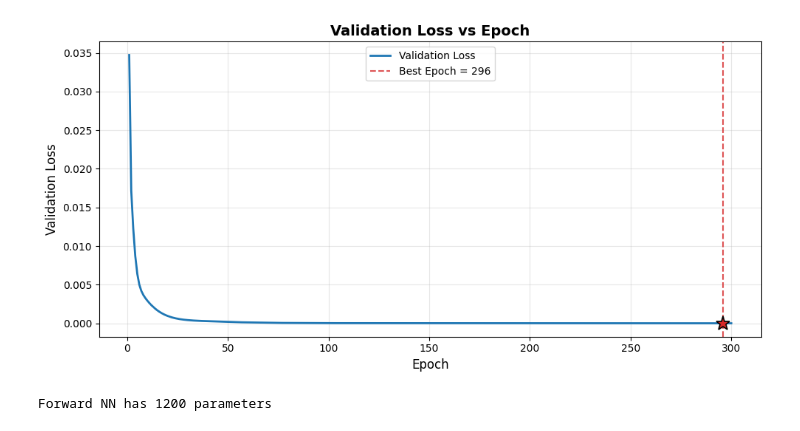
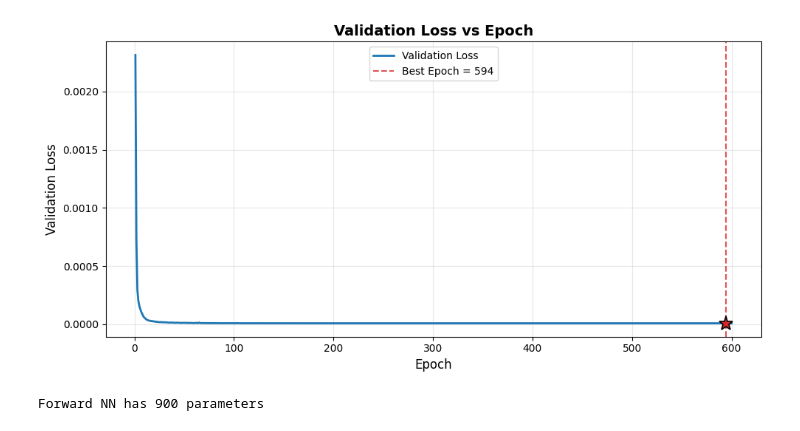
Before and after one commit to aquigney/sparseDPD, a Jupyter notebook: refactored_notebook.ipynb, the cells around one changed output. Saved outputs shown, nothing was run; the diff lists cells and outputs as text; code cells hidden in the pictures.

```diff
--- a/refactored_notebook.ipynb
+++ b/refactored_notebook.ipynb
@@ -12,13 +12,13 @@ from sparseDPD import LinearExperiment
 simpleDataManager = DataManager(filepath='PA_IO.mat', num_training_points=10000, num_validaiton_points=10000, num_test_points=2000)
 
 # Setup a volterra model and a volterra inverse
-volterra_forward_model = Volterra(num_nl_orders=5, num_memory_levels=10, dataset=simpleDataManager.training_dataset)
+volterra_forward_model = Volterra(num_nl_orders=5, num_memory_levels=15, dataset=simpleDataManager.training_dataset)
 
 print(f" Volterra NMSE: {volterra_forward_model.calculate_volterra_nmse(simpleDataManager.test_dataset)} dB")
 
 # Test NN forward performance
-forward_nn = NeuralNetwork(num_memory_levels=20, model_type='PNTDNN', forward_model=True)
-train_losses_fwd, valid_losses_fwd, best_epoch_fwd = forward_nn.get_best_model(num_epochs=300, training_dataset=simpleDataManager.training_dataset,
+forward_nn = NeuralNetwork(num_memory_levels=15, model_type='PNTDNN', forward_model=True)
+train_losses_fwd, valid_losses_fwd, best_epoch_fwd = forward_nn.get_best_model(num_epochs=600, training_dataset=simpleDataManager.training_dataset,
                                                                                validation_dataset=simpleDataManager.validation_dataset, learning_rate=1e-3, use_frames=True,
                                                                                frame_stride=100, frame_length=500)
 # Print NMSE for forward model
@@ -47,5 +47,5 @@ NN Forward Model NMSE: -39.18 dB
-[figure, old version]
+[figure, new version]
-Forward NN has 1200 parameters
+Forward NN has 900 parameters
 # %%
 # Run linear pruning experiment on simple dataset
 exp = LinearExperiment(forward_nn, 12, 0.2, 300, simpleDataManager.get_training_data(), simpleDataManager.get_validation_data(), simpleDataManager.get_test_data())
```
Also changed, not shown: parts of 2 cells of this notebook.
